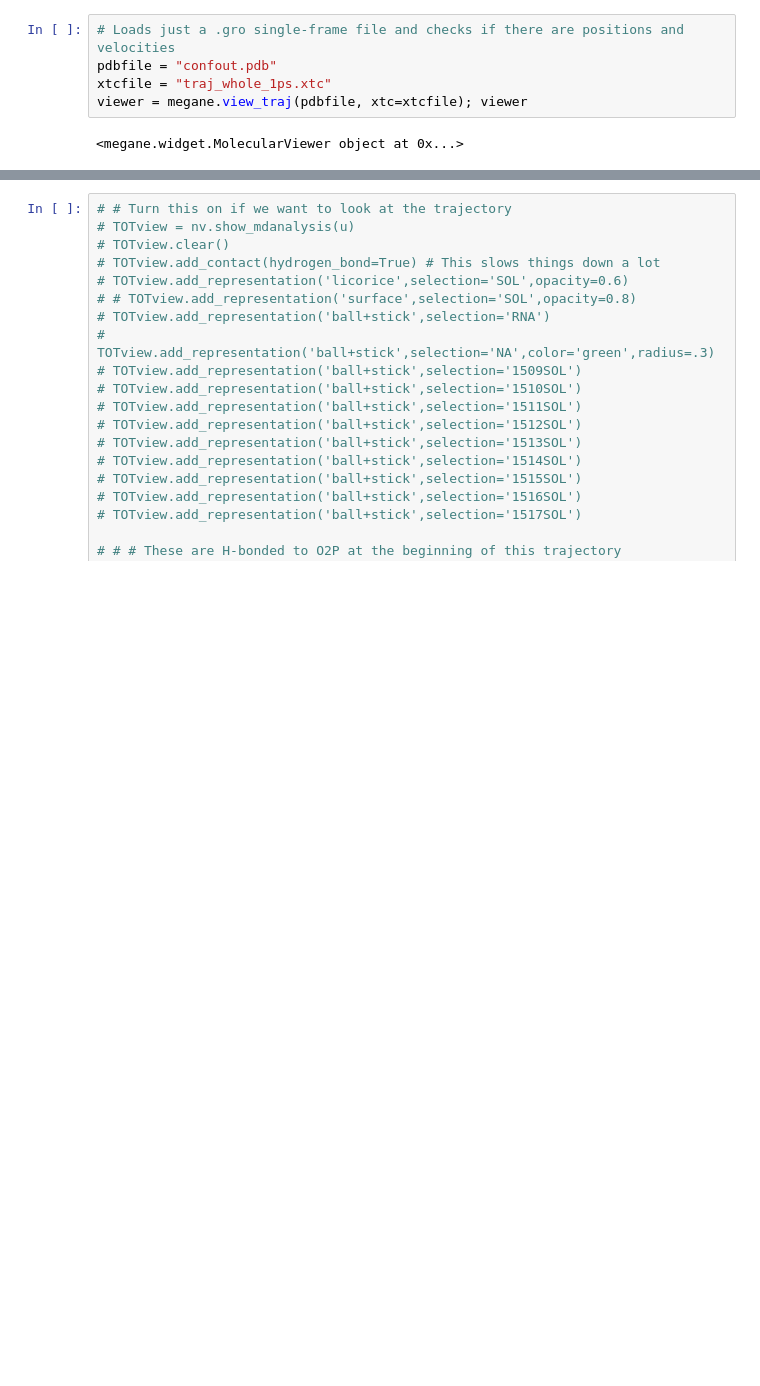
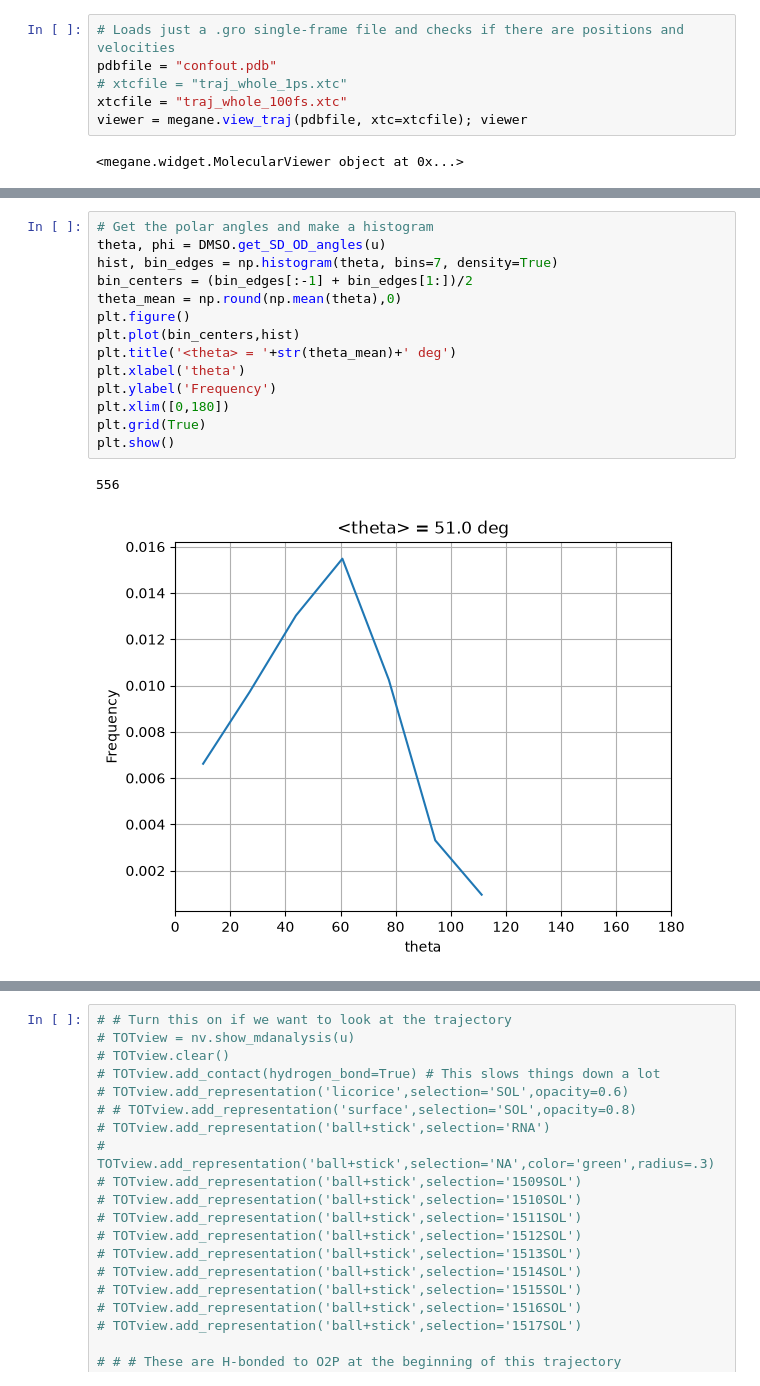
Before and after one commit to upschemistry/DMSO_on_ice, a Jupyter notebook: DMSO/traj_224K_IRspectrum_after_equilibration/Look_at_traj.ipynb, the cells around one changed output, grey strips where cells are left out. Drawn from its saved outputs; the diff is of its cells as text; blank space fills up the shorter version.

Commit message:
working on theta distributions

```diff
--- a/DMSO/traj_224K_IRspectrum_after_equilibration/Look_at_traj.ipynb
+++ b/DMSO/traj_224K_IRspectrum_after_equilibration/Look_at_traj.ipynb
@@ -7,7 +9,8 @@ import matplotlib.pyplot as plt
 # %%
 # Loads just a .gro single-frame file and checks if there are positions and velocities
 pdbfile = "confout.pdb"
-xtcfile = "traj_whole_1ps.xtc"
+# xtcfile = "traj_whole_1ps.xtc"
+xtcfile = "traj_whole_100fs.xtc"
 viewer = megane.view_traj(pdbfile, xtc=xtcfile); viewer
 # %% [output]
 <megane.widget.MolecularViewer object at 0x...>
@@ -32,3 +27,20 @@ for ts in u.trajectory:     # iterate through all frames
 (11524, 3)
 True
 False
+# %%
+# Get the polar angles and make a histogram
+theta, phi = DMSO.get_SD_OD_angles(u)
+hist, bin_edges = np.histogram(theta, bins=7, density=True)
+bin_centers = (bin_edges[:-1] + bin_edges[1:])/2
+theta_mean = np.round(np.mean(theta),0)
+plt.figure()
+plt.plot(bin_centers,hist)
+plt.title('<theta> = '+str(theta_mean)+' deg')
+plt.xlabel('theta')
+plt.ylabel('Frequency')
+plt.xlim([0,180])
+plt.grid(True)
+plt.show()
+# %% [output]
+556
+[figure, added]
```
Also changed, not shown: parts of 6 cells of this notebook, 31 other files.
